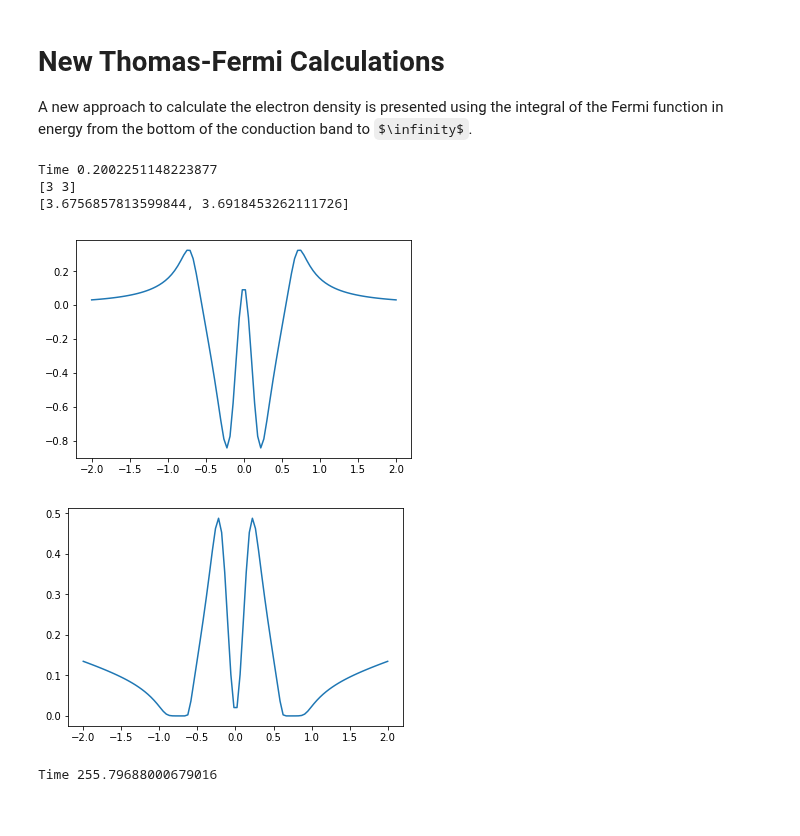
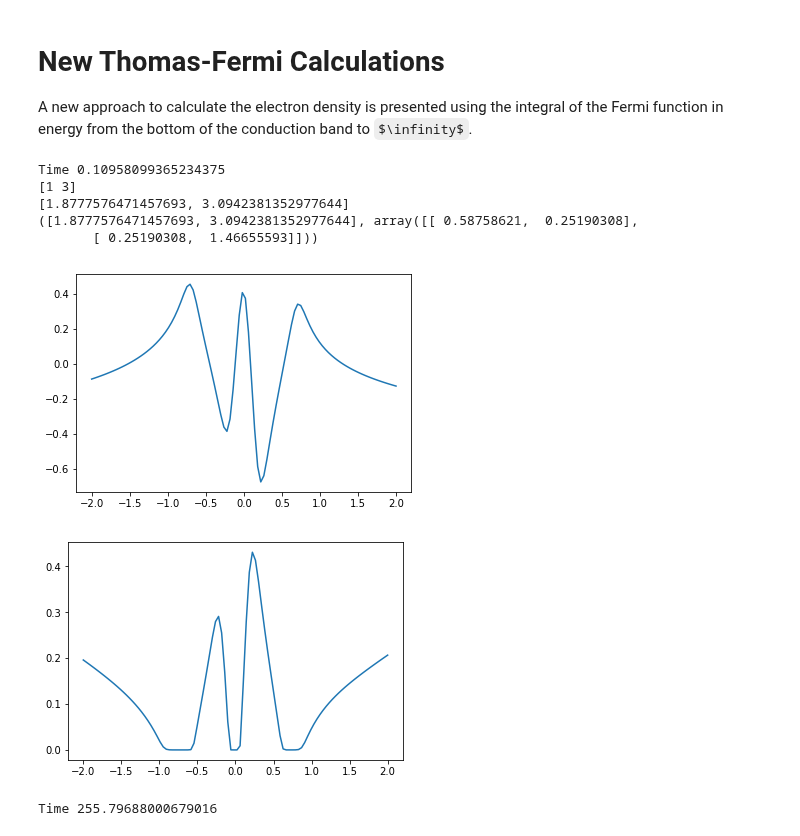
Before and after one commit to Quantumgame/quantum-ml, a Jupyter notebook: test_notebooks/new_thomas_fermi.ipynb, the cells around one changed output. Saved outputs shown, nothing was run; the diff lists cells and outputs as text; code cells hidden in the pictures; some formulas as TeX source.

```diff
--- a/test_notebooks/new_thomas_fermi.ipynb
+++ b/test_notebooks/new_thomas_fermi.ipynb
@@ -136,7 +136,7 @@ class ThomasFermi():
     def calc_cap_energy(self,N_vec):
         N_vec = np.array(N_vec)
         cap_model = self.cap_model
-        return np.dot(np.dot((N_vec-cap_model[0]).T,cap_model[1]),(N_vec-cap_model[0]))
+        return np.dot(np.dot((N_vec-cap_model[0]),cap_model[1]),(N_vec-cap_model[0]).T)
 
     def calc_stable_charge_config(self):
         '''
@@ -473,40 +474,44 @@ K_0 = 0.5e-1
 def find_V(x,list_b):
     V = potential_profile.V_x_wire(x,list_b) #+ 100e-3*x**2
     return V
 
 # gate voltages
-V_0 = 800e-3
+V_0 = 600e-3
 V_1 = 800e-3
 def_gates = [[-1000e-3,0.0,0.1,1],[-300e-3,-0.7,0.1,1],[-300e-3,0.7,0.1,1]]
 list_b = def_gates + [[V_0,-0.2,0.1,1],[V_1,0.2,0.1,1]]
 V_x = find_V(x,list_b)
 plt.figure(1)
 plt.plot(x,V_x)
 
 mu = 0.6
 
 physics = {'x' : x,
            'K_0' : K_0,
            'V_x' : V_x,
            'mu'  : mu,
-           'kT'  : 1e-6
+           'kT'  : 1e-2
 }
 
 st = time.time()
 tf = ThomasFermi(physics)
 config = tf.calc_stable_charge_config()
 print("Time",time.time()-st)
 
 print(config)
 plt.figure(2)
 plt.plot(x,tf.n)
 print(tf.calc_charges())
+
+print(tf.cap_model)
 # %% [output]
-Time 0.2002251148223877
-[3 3]
-[3.6756857813599844, 3.6918453262111726]
+Time 0.10958099365234375
+[1 3]
+[1.8777576471457693, 3.0942381352977644]
+([1.8777576471457693, 3.0942381352977644], array([[ 0.58758621,  0.25190308],
+       [ 0.25190308,  1.46655593]]))
-[figure, old version]
+[figure, new version]
-[figure, old version]
+[figure, new version]
 # %%
 import sys
 import time
```
Also changed, not shown: parts of 3 cells of this notebook, 1 other file.
